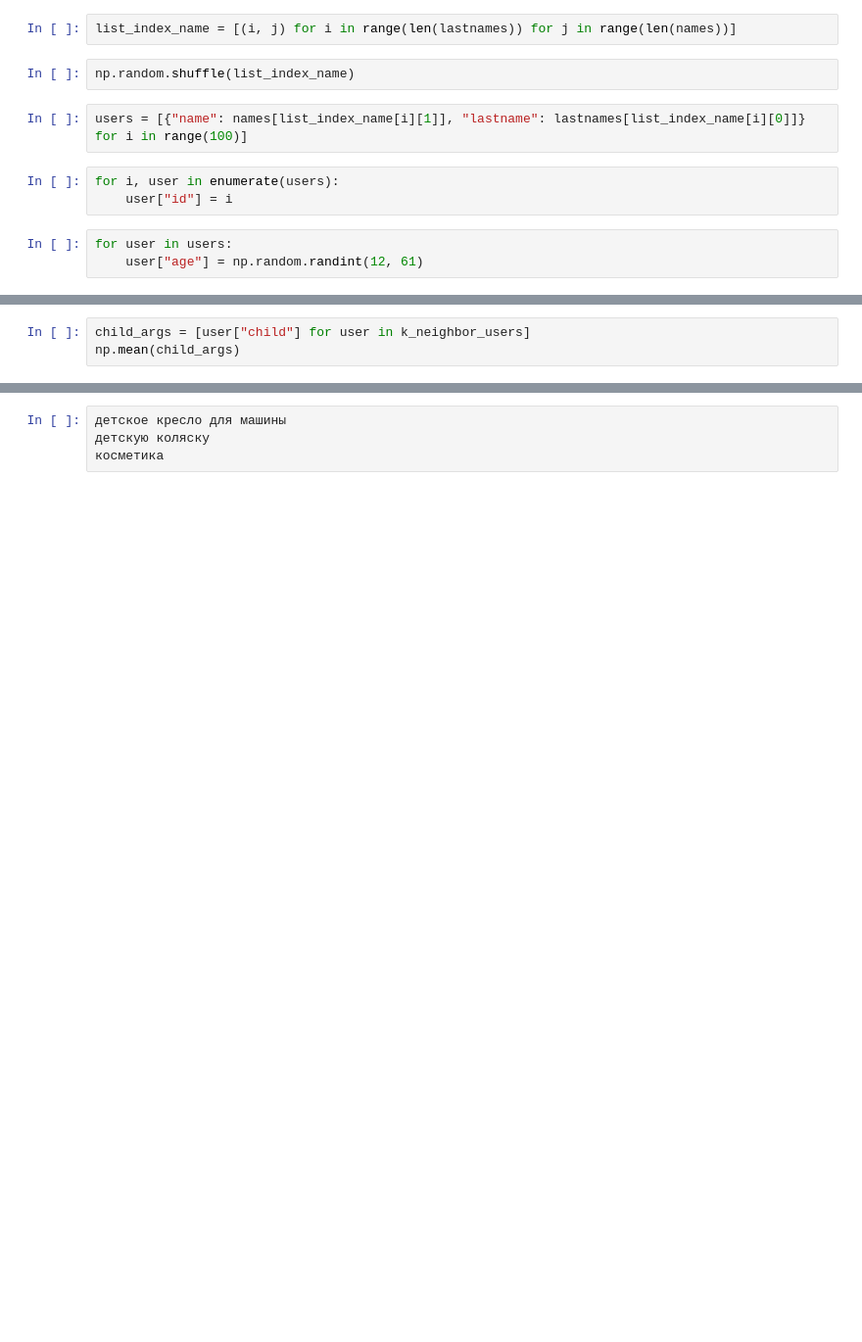
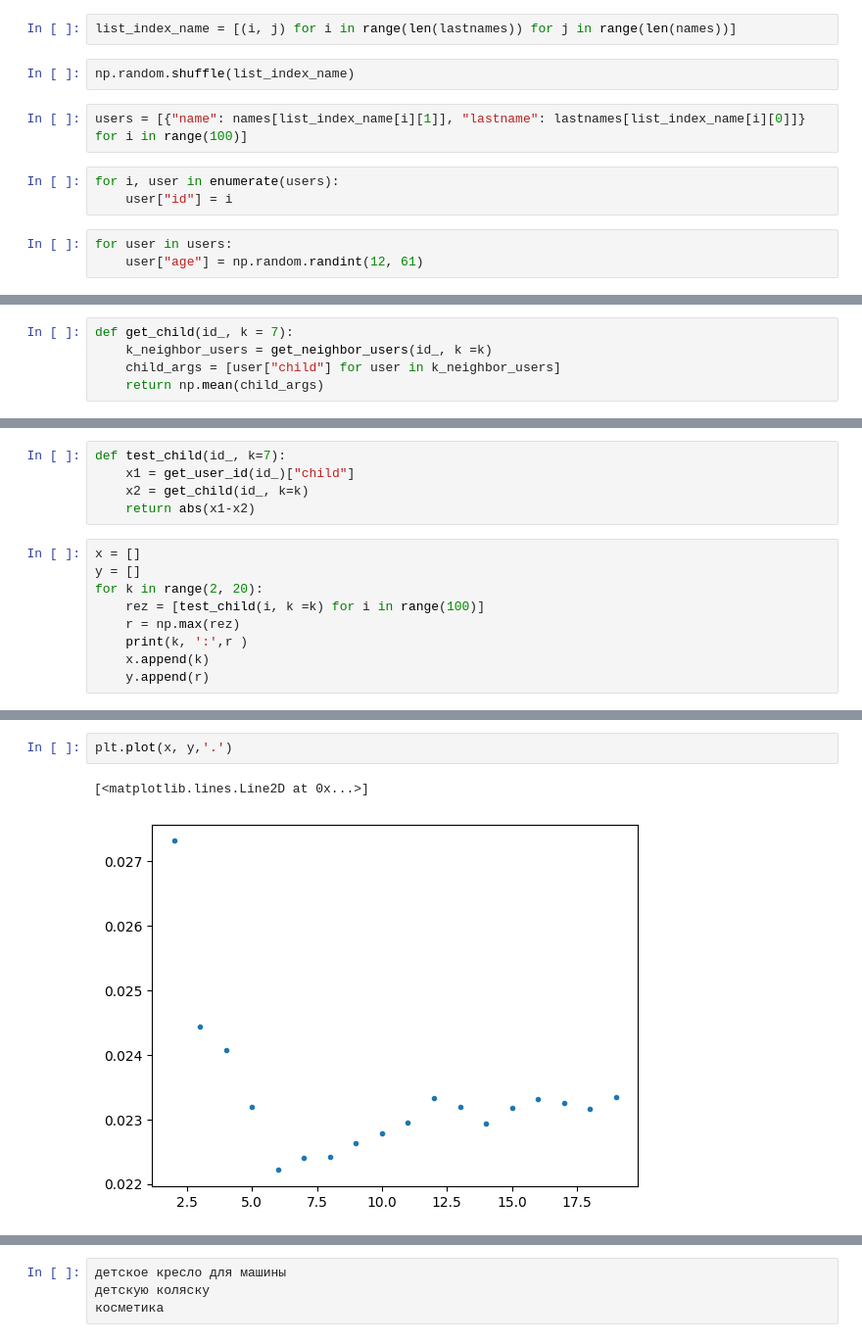
Before and after one commit to Dann38/neural_networks_course, a Jupyter notebook: lesson/lesson1/Untitled.ipynb, the cells around one changed output, grey strips where cells are left out. Shown at 98% size. Cells and saved outputs as stored; diff of their text form; blank space fills up the shorter version.

```diff
--- a/lesson/lesson1/Untitled.ipynb
+++ b/lesson/lesson1/Untitled.ipynb
@@ -255,3 +262,5 @@ for user in users:
 # %%
-child_args = [user["child"] for user in k_neighbor_users]
-np.mean(child_args)
+def get_child(id_, k = 7):
+    k_neighbor_users = get_neighbor_users(id_, k =k)
+    child_args = [user["child"] for user in k_neighbor_users]
+    return np.mean(child_args)
@@ -259,0 +267,14 @@ np.mean(child_args)
+# %%
+def test_child(id_, k=7):
+    x1 = get_user_id(id_)["child"]
+    x2 = get_child(id_, k=k)
+    return abs(x1-x2)
+# %%
+x = []
+y = []
+for k in range(2, 20):
+    rez = [test_child(i, k =k) for i in range(100)]
+    r = np.max(rez)
+    print(k, ':',r )
+    x.append(k)
+    y.append(r)
@@ -260 +300,6 @@ np.mean(child_args)
+# %%
+plt.plot(x, y,'.')
+# %% [output]
+[<matplotlib.lines.Line2D at 0x...>]
+[figure, added]
 # %%
```
Also changed, not shown: parts of 13 cells of this notebook, 3 other files.
